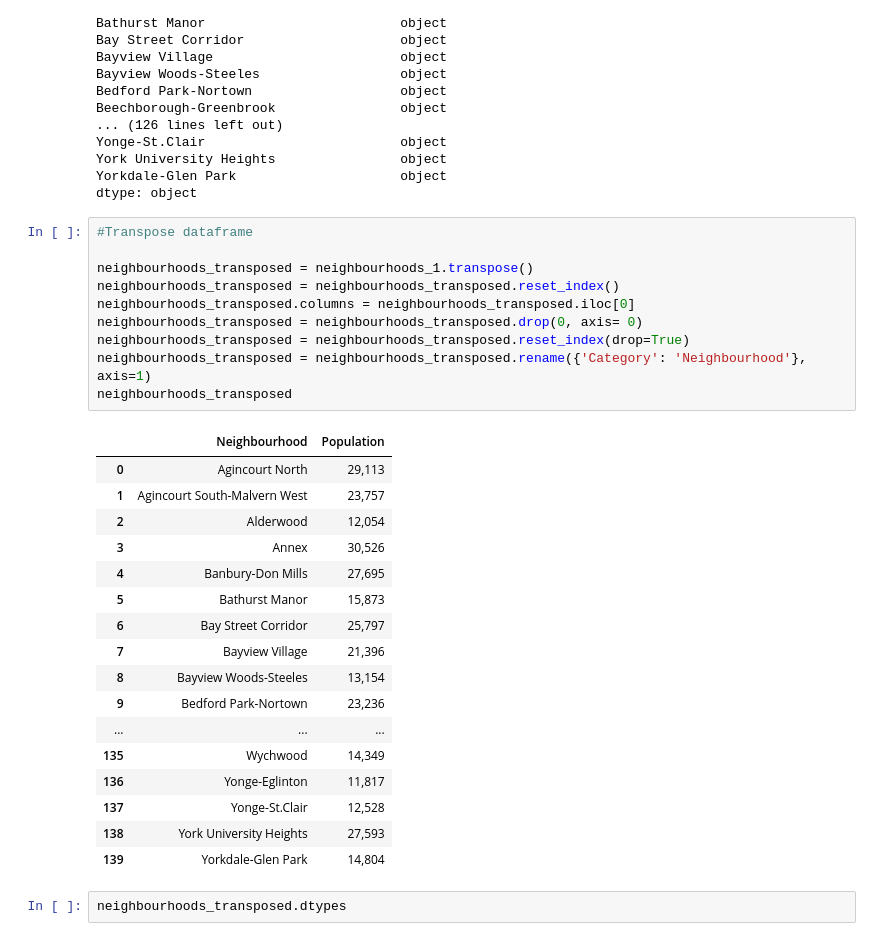
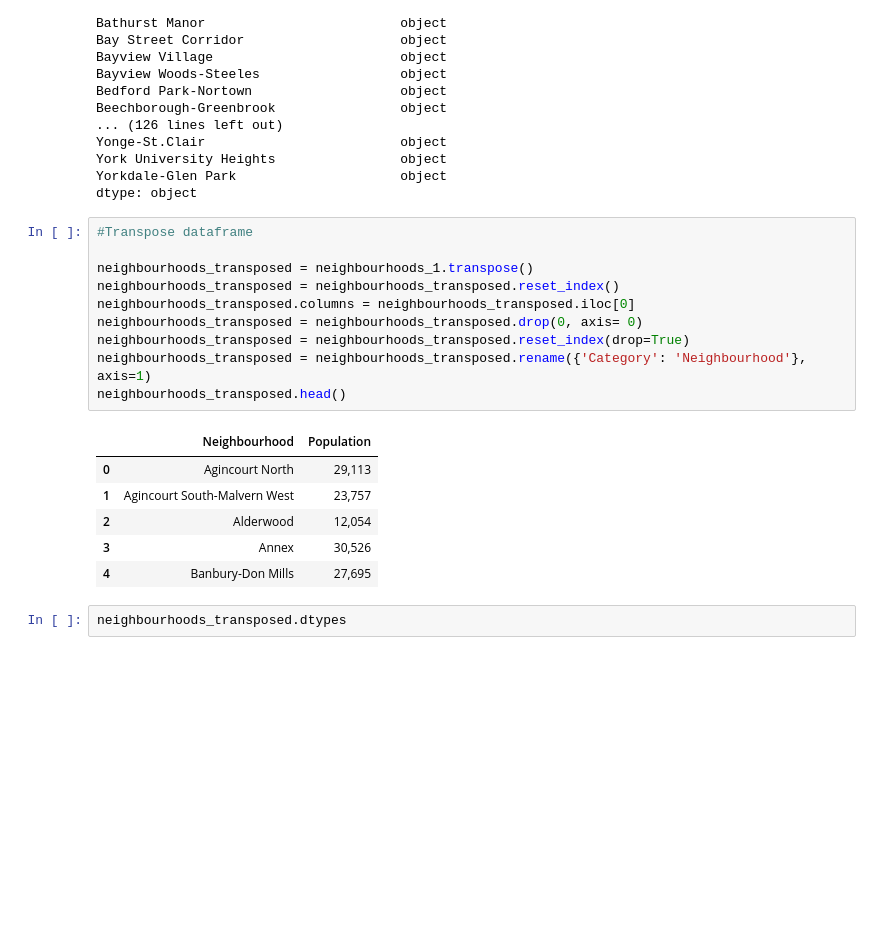
Before and after one commit to JohnKoplimae/Coursera_Capstone, a Jupyter notebook: Final_Project_Toronto_Coffee_Shops.ipynb, the cells around one changed output. Saved outputs shown, nothing was run; the diff lists cells and outputs as text; blank space fills up the shorter version.

```diff
--- a/Final_Project_Toronto_Coffee_Shops.ipynb
+++ b/Final_Project_Toronto_Coffee_Shops.ipynb
@@ -124,31 +124,20 @@ dtype: object
 # %%
 #Transpose dataframe
 
 neighbourhoods_transposed = neighbourhoods_1.transpose()
 neighbourhoods_transposed = neighbourhoods_transposed.reset_index()
 neighbourhoods_transposed.columns = neighbourhoods_transposed.iloc[0]
 neighbourhoods_transposed = neighbourhoods_transposed.drop(0, axis= 0)
 neighbourhoods_transposed = neighbourhoods_transposed.reset_index(drop=True)
 neighbourhoods_transposed = neighbourhoods_transposed.rename({'Category': 'Neighbourhood'}, axis=1)
-neighbourhoods_transposed
+neighbourhoods_transposed.head()
 # %% [output]
 |  | Neighbourhood | Population |
 | 0 | Agincourt North | 29,113 |
 | 1 | Agincourt South-Malvern West | 23,757 |
 | 2 | Alderwood | 12,054 |
 | 3 | Annex | 30,526 |
 | 4 | Banbury-Don Mills | 27,695 |
-| 5 | Bathurst Manor | 15,873 |
-| 6 | Bay Street Corridor | 25,797 |
-| 7 | Bayview Village | 21,396 |
-| 8 | Bayview Woods-Steeles | 13,154 |
-| 9 | Bedford Park-Nortown | 23,236 |
-| ... | ... | ... |
-| 135 | Wychwood | 14,349 |
-| 136 | Yonge-Eglinton | 11,817 |
-| 137 | Yonge-St.Clair | 12,528 |
-| 138 | York University Heights | 27,593 |
-| 139 | Yorkdale-Glen Park | 14,804 |
 # %%
 neighbourhoods_transposed.dtypes
 # %% [output]
```
Also changed, not shown: parts of 2 cells of this notebook.
